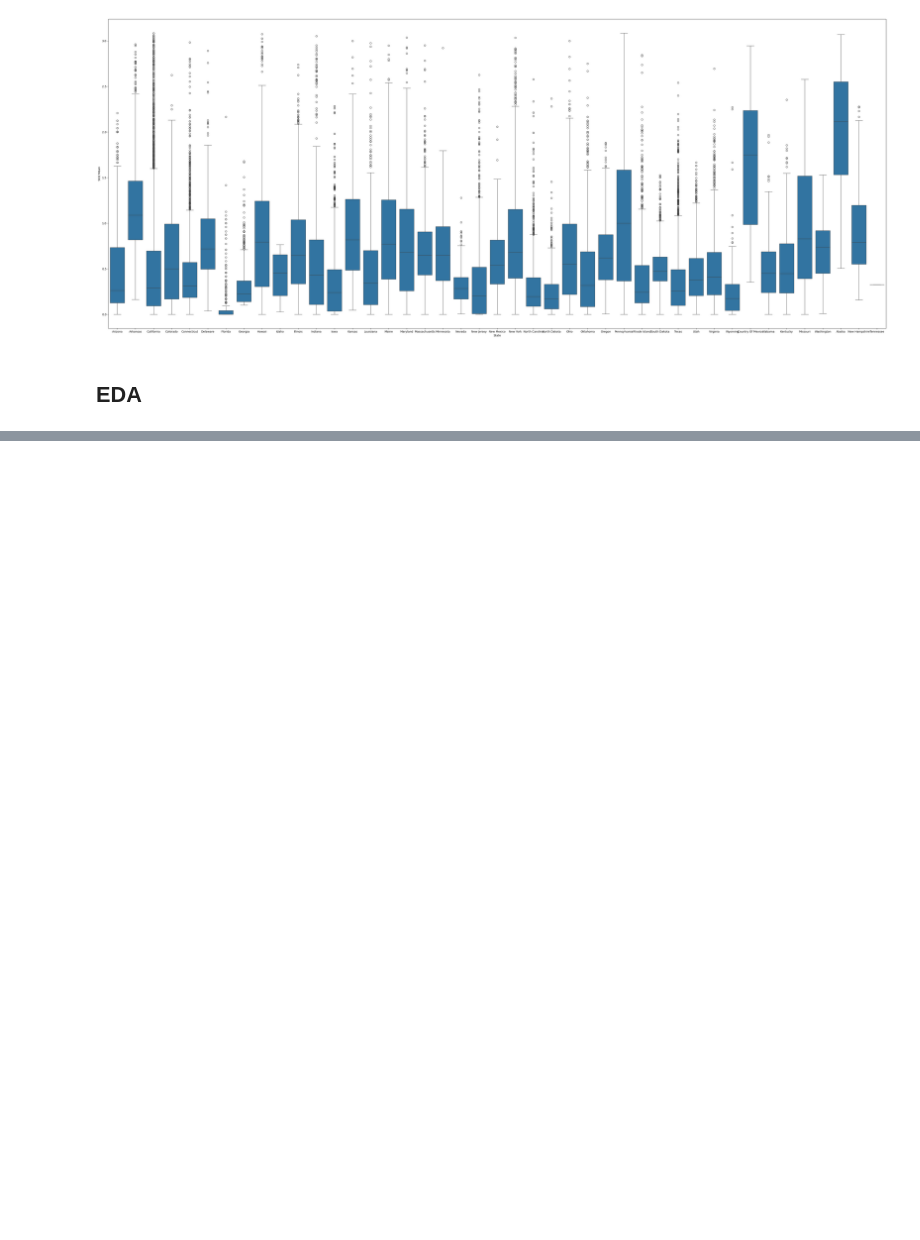
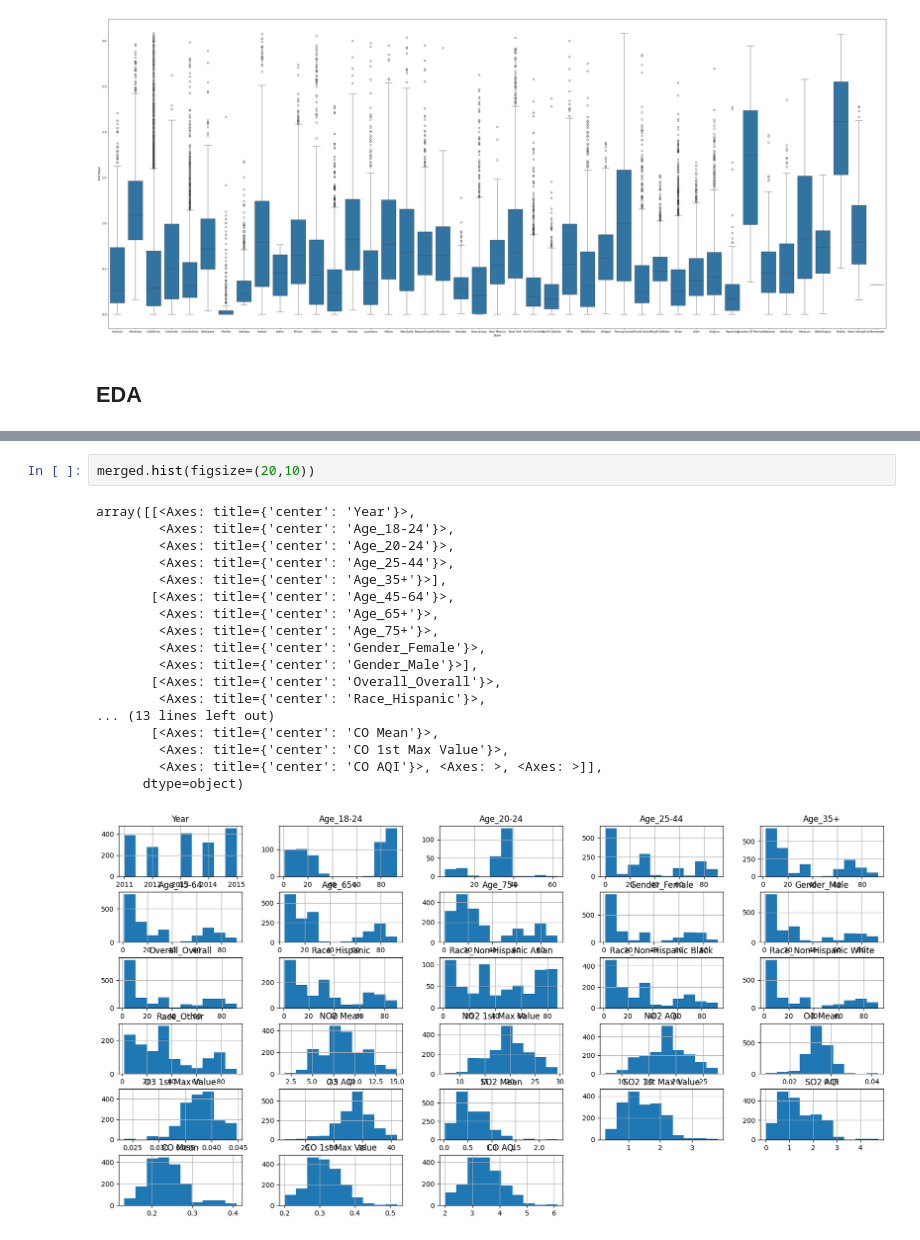
Before and after one commit to galav12/CSC442-Project, a Jupyter notebook: dataset_cleaner.ipynb, the cells around one changed output, grey strips where cells are left out. Drawn from its saved outputs; the diff is of its cells as text; blank space fills up the shorter version.

```diff
--- a/dataset_cleaner.ipynb
+++ b/dataset_cleaner.ipynb
@@ -640,0 +198,21 @@ dtype: float64
+# %%
+merged.hist(figsize=(20,10))
+# %% [output]
+array([[<Axes: title={'center': 'Year'}>,
+        <Axes: title={'center': 'Age_18-24'}>,
+        <Axes: title={'center': 'Age_20-24'}>,
+        <Axes: title={'center': 'Age_25-44'}>,
+        <Axes: title={'center': 'Age_35+'}>],
+       [<Axes: title={'center': 'Age_45-64'}>,
+        <Axes: title={'center': 'Age_65+'}>,
+        <Axes: title={'center': 'Age_75+'}>,
+        <Axes: title={'center': 'Gender_Female'}>,
+        <Axes: title={'center': 'Gender_Male'}>],
+       [<Axes: title={'center': 'Overall_Overall'}>,
+        <Axes: title={'center': 'Race_Hispanic'}>,
+... (13 lines left out)
+       [<Axes: title={'center': 'CO Mean'}>,
+        <Axes: title={'center': 'CO 1st Max Value'}>,
+        <Axes: title={'center': 'CO AQI'}>, <Axes: >, <Axes: >]],
+      dtype=object)
+[figure, added]
```
Also changed, not shown: parts of 55 cells of this notebook, 2 other files.
